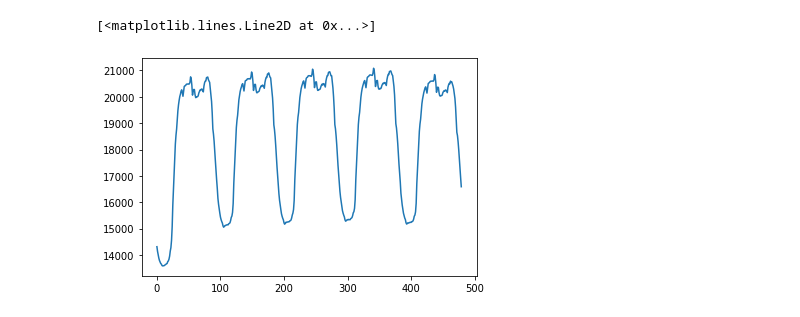
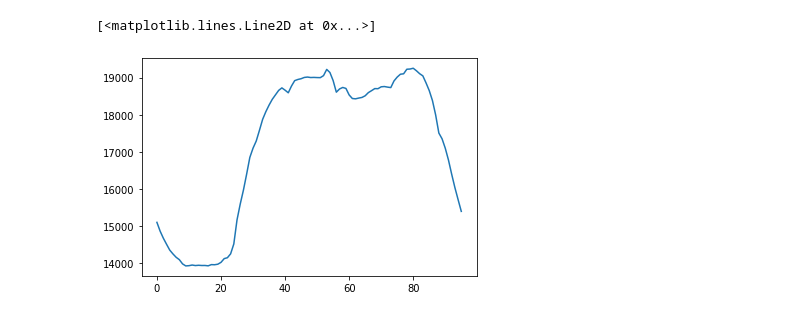
Before and after one commit to Nuelam9/Report-2, a Jupyter notebook: src/fuorier - week-prova.ipynb, the cells around one changed output. Saved outputs shown, nothing was run; the diff lists cells and outputs as text; code cells hidden in the pictures.

```diff
--- a/src/fuorier - week-prova.ipynb
+++ b/src/fuorier - week-prova.ipynb
@@ -52,5 +27,5 @@ Index(['Date', 'Seconds', 'Load', 'Day', 'Minutes', 'Hour', 'Holiday'], dtype='o
 # %%
-Electric.loc[Electric.Day == 'Saturday', 'Holiday'] = True
+#Electric.loc[Electric.Day == 'Saturday', 'Holiday'] = True
 
 Electric
 # %% [output]
@@ -115,0 +68,32 @@ psf_festivities_q2 = psfs_festivities[:, 2].copy()
+# %%
+def psf_forecasting(df, feature, wavelet='sym4', thr=0.04):
+
+    if feature == 'load_denoised':
+        df[feature] = wavelet_filter(df['Load_detrend'].to_numpy(),
+                                     wavelet=wavelet,
+                                     threshold=thr)
+    else:
+        pass
+
+    f = {feature: ['mean', 'std']}
+    psfs = df.groupby(['Hour',
+                       'Minutes']).agg(f).reset_index()[feature].to_numpy()
+
+    psf = psfs[:, 0]
+    psf_up = psf + 1.96 * psfs[:, 1]
+    psf_low = psf - 1.96 * psfs[:, 1]
+
+    load = df[feature].to_numpy()
+    deconv_psf = deconvolution(load, psf)
+    deconv_psfup = deconvolution(load, psf_up)
+    deconv_psflow = deconvolution(load, psf_low)
+
+    load_psf = np.convolve(deconv_psf, psf, 'valid')[:-96]
+    load_up = np.convolve(deconv_psfup, psf_up, 'valid')[:-96]
+    load_low = np.convolve(deconv_psflow, psf_low, 'valid')[:-96]
+
+    #plt.plot(psf)
+    plt.plot(deconv_psf[:96*14])
+    return deconv_psf, psf
+# %%
+deconv, psf = psf_forecasting(Electric, 'Load_detrend')
@@ -116,5 +102,5 @@ psf_festivities_q2 = psfs_festivities[:, 2].copy()
 # %%
-plt.plot(psf_work_days)
+plt.plot(psf)
 # %% [output]
 [<matplotlib.lines.Line2D at 0x...>]
-[figure, old version]
+[figure, new version]
```
Also changed, not shown: parts of 27 cells of this notebook.
